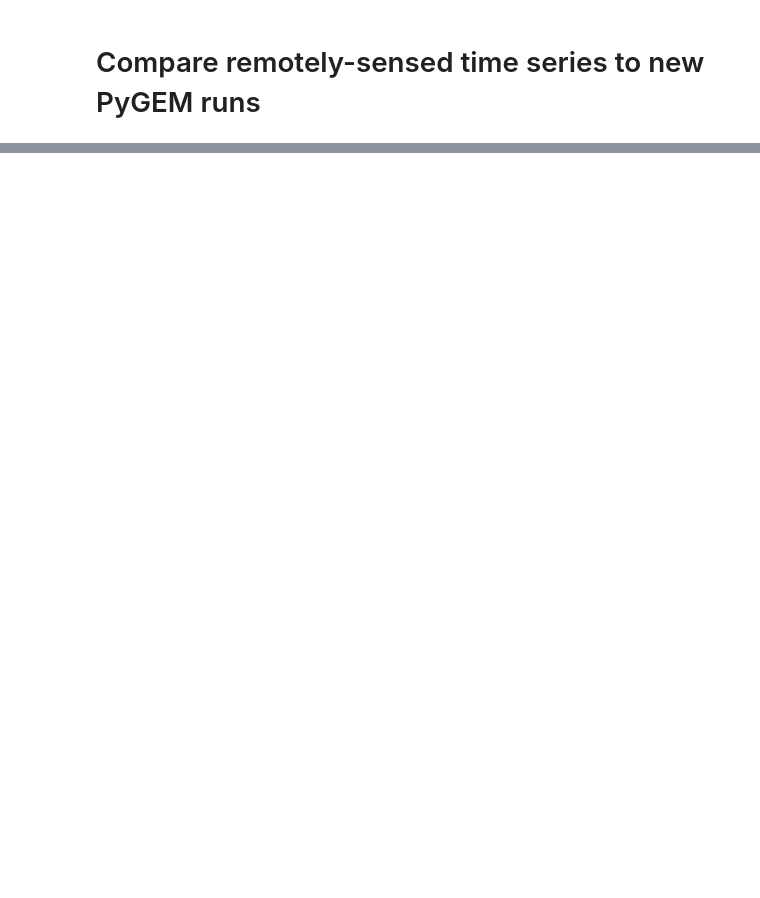
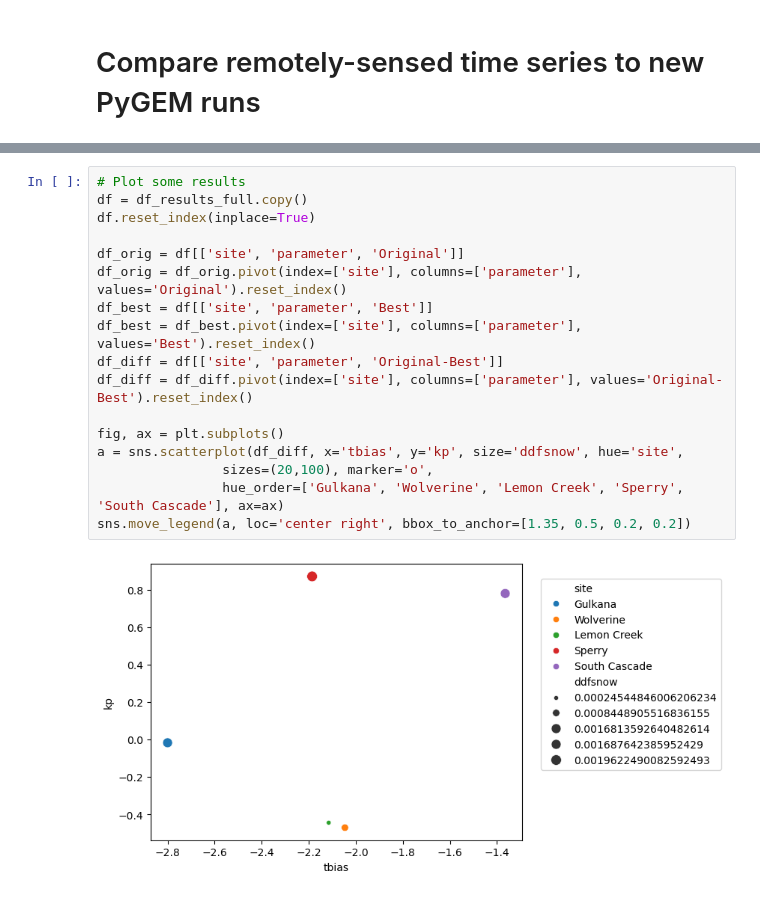
Before and after one commit to RaineyAbe/glacier-snow-cover-analysis, a Jupyter notebook: notebooks/compare_new_PyGEM_runs.ipynb, the cells around one changed output, grey strips where cells are left out. Drawn from its saved outputs; the diff is of its cells as text; blank space fills up the shorter version.

```diff
--- a/notebooks/compare_new_PyGEM_runs.ipynb
+++ b/notebooks/compare_new_PyGEM_runs.ipynb
@@ -160,0 +243,19 @@ for i, rgi_id in enumerate(rgi_ids):
+# %%
+# Plot some results
+df = df_results_full.copy()
+df.reset_index(inplace=True)
+
+df_orig = df[['site', 'parameter', 'Original']]
+df_orig = df_orig.pivot(index=['site'], columns=['parameter'], values='Original').reset_index()
+df_best = df[['site', 'parameter', 'Best']]
+df_best = df_best.pivot(index=['site'], columns=['parameter'], values='Best').reset_index()
+df_diff = df[['site', 'parameter', 'Original-Best']]
+df_diff = df_diff.pivot(index=['site'], columns=['parameter'], values='Original-Best').reset_index()
+
+fig, ax = plt.subplots()
+a = sns.scatterplot(df_diff, x='tbias', y='kp', size='ddfsnow', hue='site',
+                sizes=(20,100), marker='o',
+                hue_order=['Gulkana', 'Wolverine', 'Lemon Creek', 'Sperry', 'South Cascade'], ax=ax)
+sns.move_legend(a, loc='center right', bbox_to_anchor=[1.35, 0.5, 0.2, 0.2])
+# %% [output]
+[figure, added]
```
Also changed, not shown: parts of 2 cells of this notebook, 6 other files.
